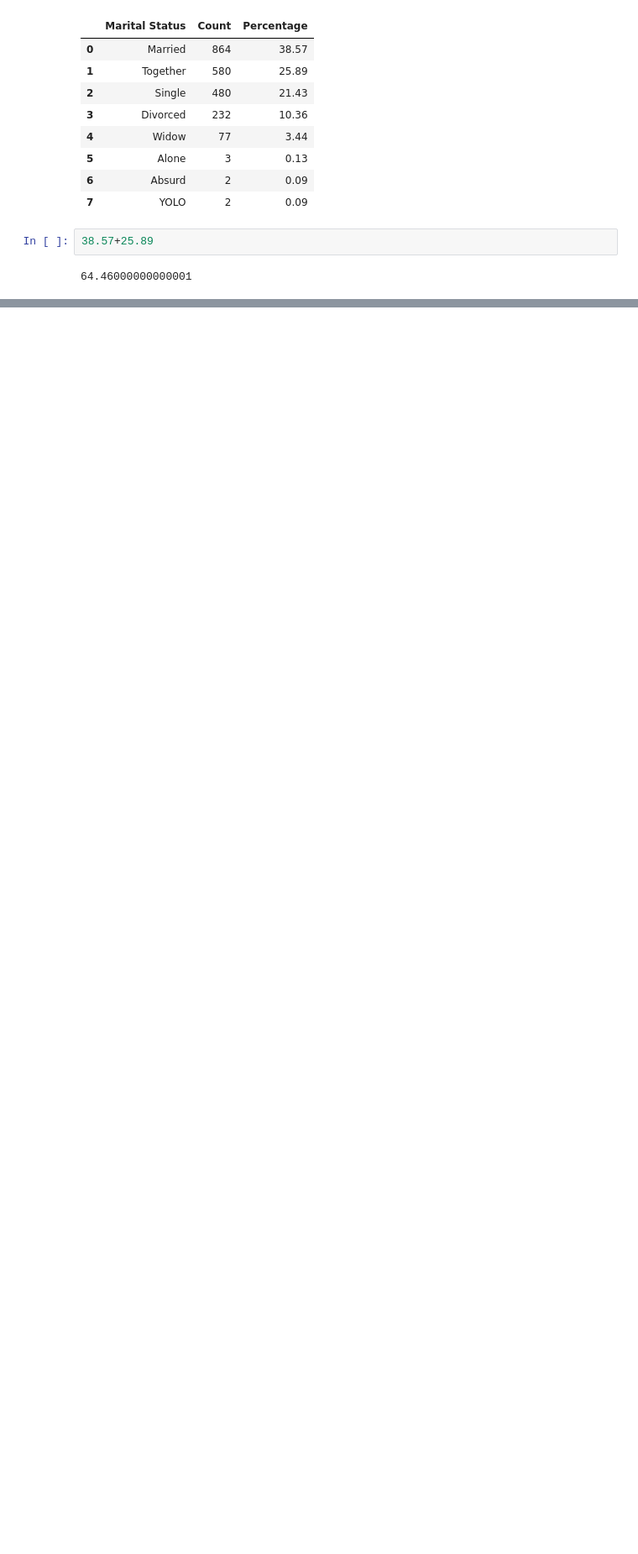
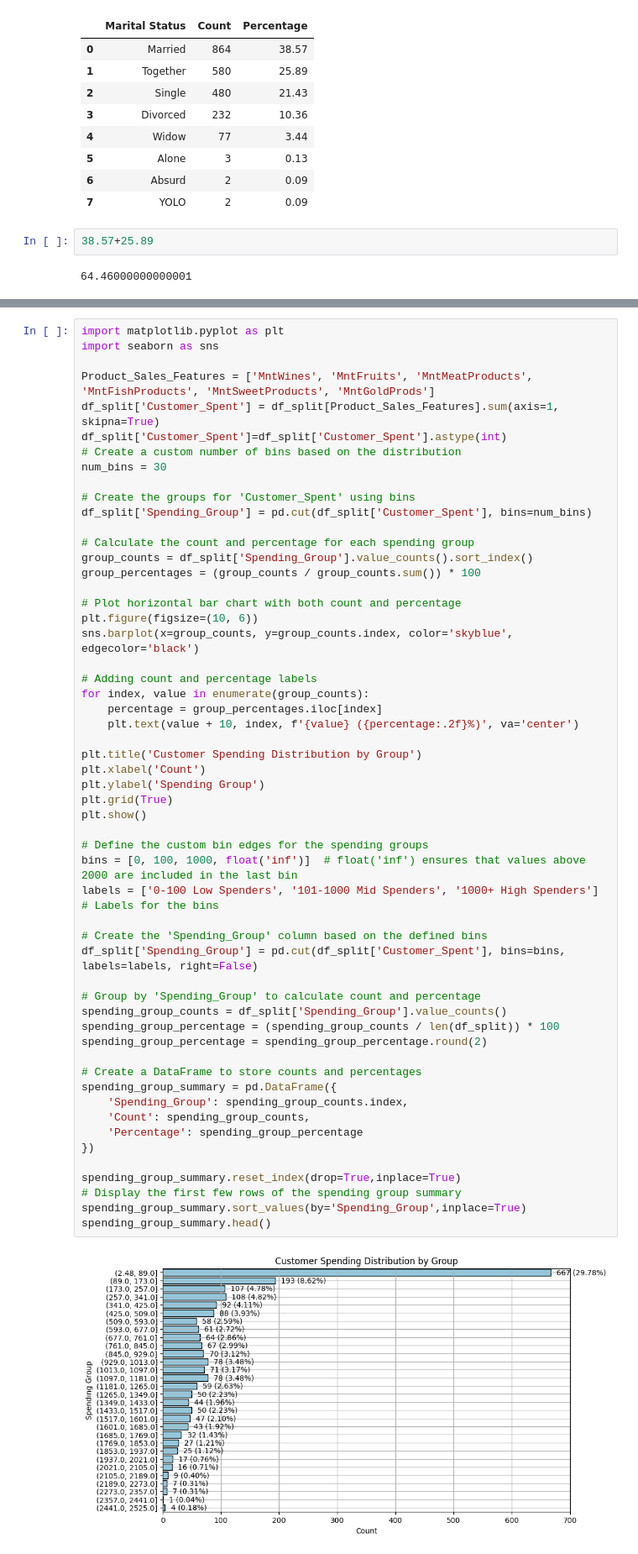
Before and after one commit to Peng-Wang-DS/Data-Science-Fundamentals, a Jupyter notebook: Project 3: K-Means Clustering, Target Marketing, Sales Forecast/Research.ipynb, the cells around one changed output, grey strips where cells are left out. Shown at 84% size. Saved outputs shown, nothing was run; the diff lists cells and outputs as text; blank space fills up the shorter version.

```diff
--- a/Project 3: K-Means Clustering, Target Marketing, Sales Forecast/Research.ipynb
+++ b/Project 3: K-Means Clustering, Target Marketing, Sales Forecast/Research.ipynb
@@ -576,0 +607,57 @@ Marital_Status_Level_df
+# %%
+import matplotlib.pyplot as plt
+import seaborn as sns
+
+Product_Sales_Features = ['MntWines', 'MntFruits', 'MntMeatProducts', 'MntFishProducts', 'MntSweetProducts', 'MntGoldProds']
+df_split['Customer_Spent'] = df_split[Product_Sales_Features].sum(axis=1, skipna=True)
+df_split['Customer_Spent']=df_split['Customer_Spent'].astype(int)
+# Create a custom number of bins based on the distribution
+num_bins = 30
+
+# Create the groups for 'Customer_Spent' using bins
+df_split['Spending_Group'] = pd.cut(df_split['Customer_Spent'], bins=num_bins)
+
+# Calculate the count and percentage for each spending group
+group_counts = df_split['Spending_Group'].value_counts().sort_index()
+group_percentages = (group_counts / group_counts.sum()) * 100
+
+# Plot horizontal bar chart with both count and percentage
+plt.figure(figsize=(10, 6))
+sns.barplot(x=group_counts, y=group_counts.index, color='skyblue', edgecolor='black')
+
+# Adding count and percentage labels
+for index, value in enumerate(group_counts):
+    percentage = group_percentages.iloc[index]
+    plt.text(value + 10, index, f'{value} ({percentage:.2f}%)', va='center')
+
+plt.title('Customer Spending Distribution by Group')
+plt.xlabel('Count')
+plt.ylabel('Spending Group')
+plt.grid(True)
+plt.show()
+
+# Define the custom bin edges for the spending groups
+bins = [0, 100, 1000, float('inf')]  # float('inf') ensures that values above 2000 are included in the last bin
+labels = ['0-100 Low Spenders', '101-1000 Mid Spenders', '1000+ High Spenders']  # Labels for the bins
+
+# Create the 'Spending_Group' column based on the defined bins
+df_split['Spending_Group'] = pd.cut(df_split['Customer_Spent'], bins=bins, labels=labels, right=False)
+
+# Group by 'Spending_Group' to calculate count and percentage
+spending_group_counts = df_split['Spending_Group'].value_counts()
+spending_group_percentage = (spending_group_counts / len(df_split)) * 100
+spending_group_percentage = spending_group_percentage.round(2)
+
+# Create a DataFrame to store counts and percentages
+spending_group_summary = pd.DataFrame({
+    'Spending_Group': spending_group_counts.index,
+    'Count': spending_group_counts,
+    'Percentage': spending_group_percentage
+})
+
+spending_group_summary.reset_index(drop=True,inplace=True)
+# Display the first few rows of the spending group summary
+spending_group_summary.sort_values(by='Spending_Group',inplace=True)
+spending_group_summary.head()
+# %% [output]
+[figure, added]
```
Also changed, not shown: parts of 49 cells of this notebook.
